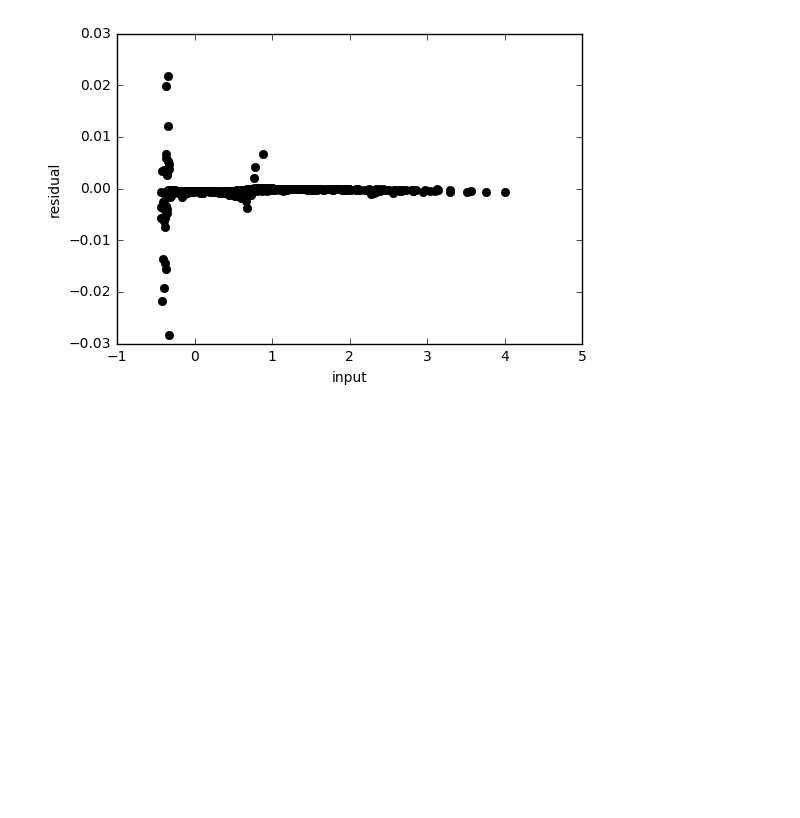
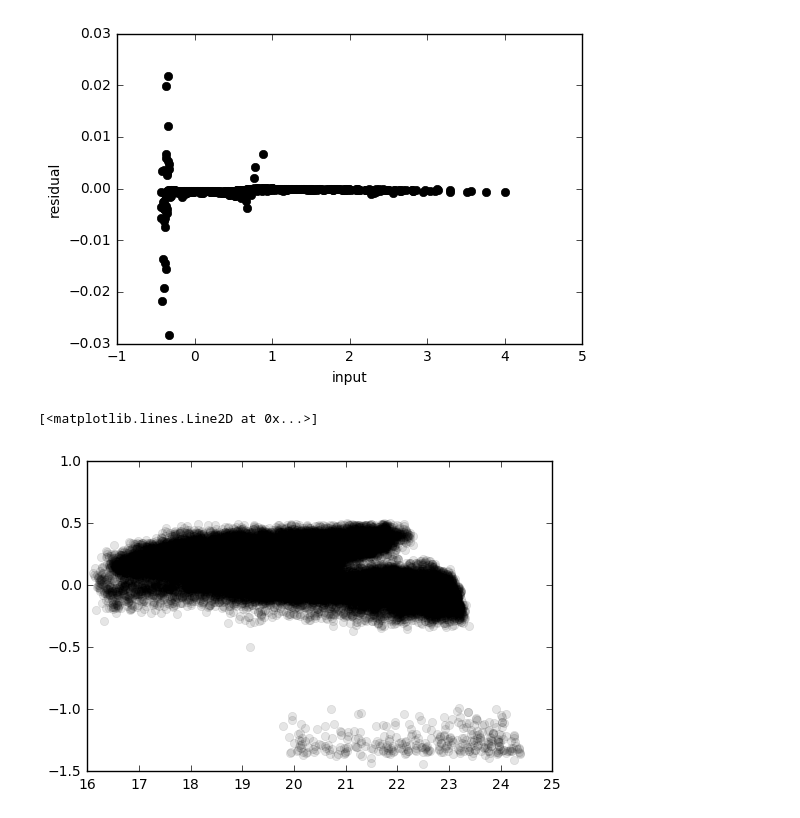
Before and after one commit to lsst-sims/sims_gaia_calib, a Jupyter notebook: python/Full_kuruz.ipynb, the cells around one changed output. Cells and saved outputs as stored; diff of their text form; code cells hidden in the pictures; blank space fills up the shorter version.

```diff
--- a/python/Full_kuruz.ipynb
+++ b/python/Full_kuruz.ipynb
@@ -127,5 +132,18 @@ plt.ylabel('residual')
 # %% [output]
 <matplotlib.text.Text at 0x...>
 [figure]
+# %%
+# Make a correction so now only the random noise is left.
+filters = ['u', 'u_truncated', 'g', 'r', 'i', 'z', 'y', 'y_truncated']
+for fn in filters:
+    diff = stars[fn+'_noiseless']-stars[fn+'_true']
+    stars[fn] -= diff
 # %%
 # XXX--ok, that looks like I can drop in measured values and get reasonable outputs.
+X = np.vstack((stars['g_true']-stars['r_true'], stars['feH'], stars['logg'])).T
+new_u = interp(X) + stars['g_true']
+# %%
+plt.plot(new_u, stars['u_true']-new_u, 'ko', alpha=.1)
+# %% [output]
+[<matplotlib.lines.Line2D at 0x...>]
+[figure, added]
```
Also changed, not shown: parts of 5 cells of this notebook.
